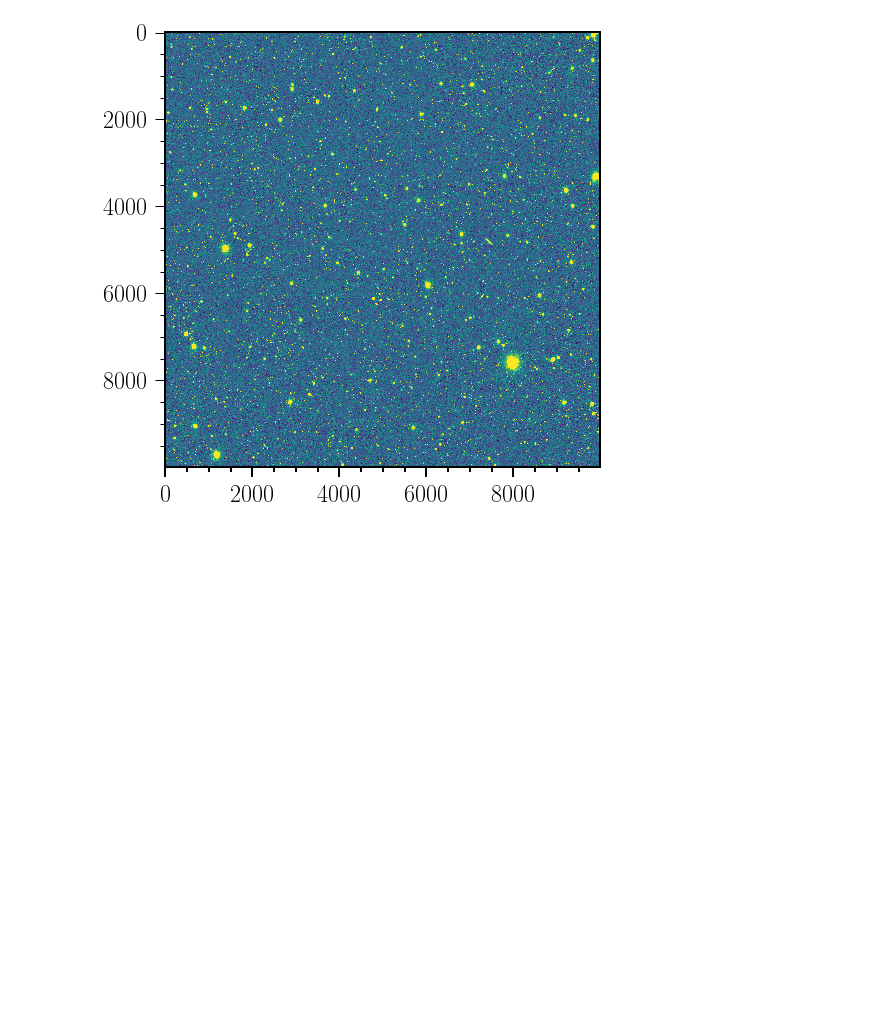
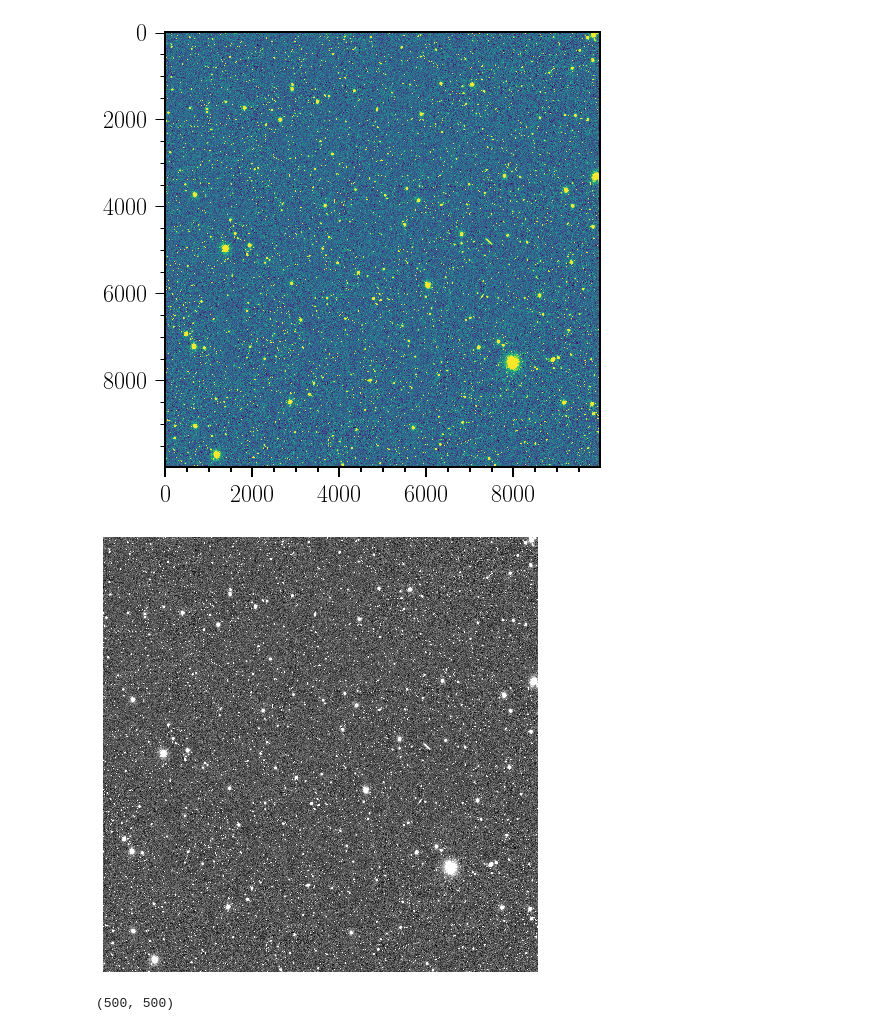
Before and after one commit to bernardinelli/python_workshop_penn, a Jupyter notebook: FITS handling.ipynb, the cells around one changed output. Drawn from its saved outputs; the diff is of its cells as text; code cells hidden in the pictures; blank space fills up the shorter version.

```diff
--- a/FITS handling.ipynb
+++ b/FITS handling.ipynb
@@ -69,3 +76,15 @@ pl.imshow(image, vmin=vmin, vmax = vmax)
 pl.show()
 # %% [output]
 [figure]
+# %%
+pl.imshow(image, vmin=vmin, vmax = vmax, cmap = 'gray', )
+
+pl.axis('off')
+pl.savefig('coadd.png')
+pl.show()
+# %% [output]
+[figure, added]
+# %%
+image[7500:8000, 7500:8000].shape
+# %% [output]
+(500, 500)
```
Also changed, not shown: parts of 5 cells of this notebook, 6 other files.
